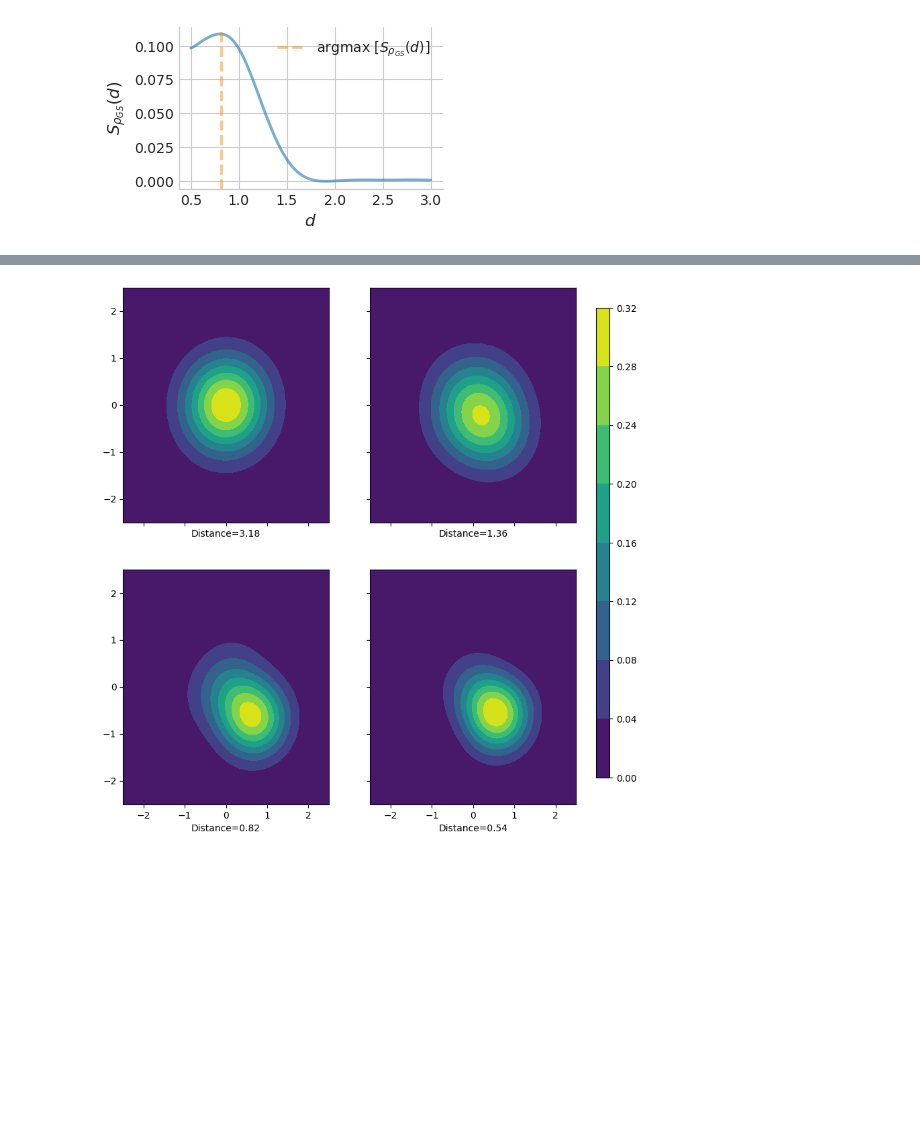
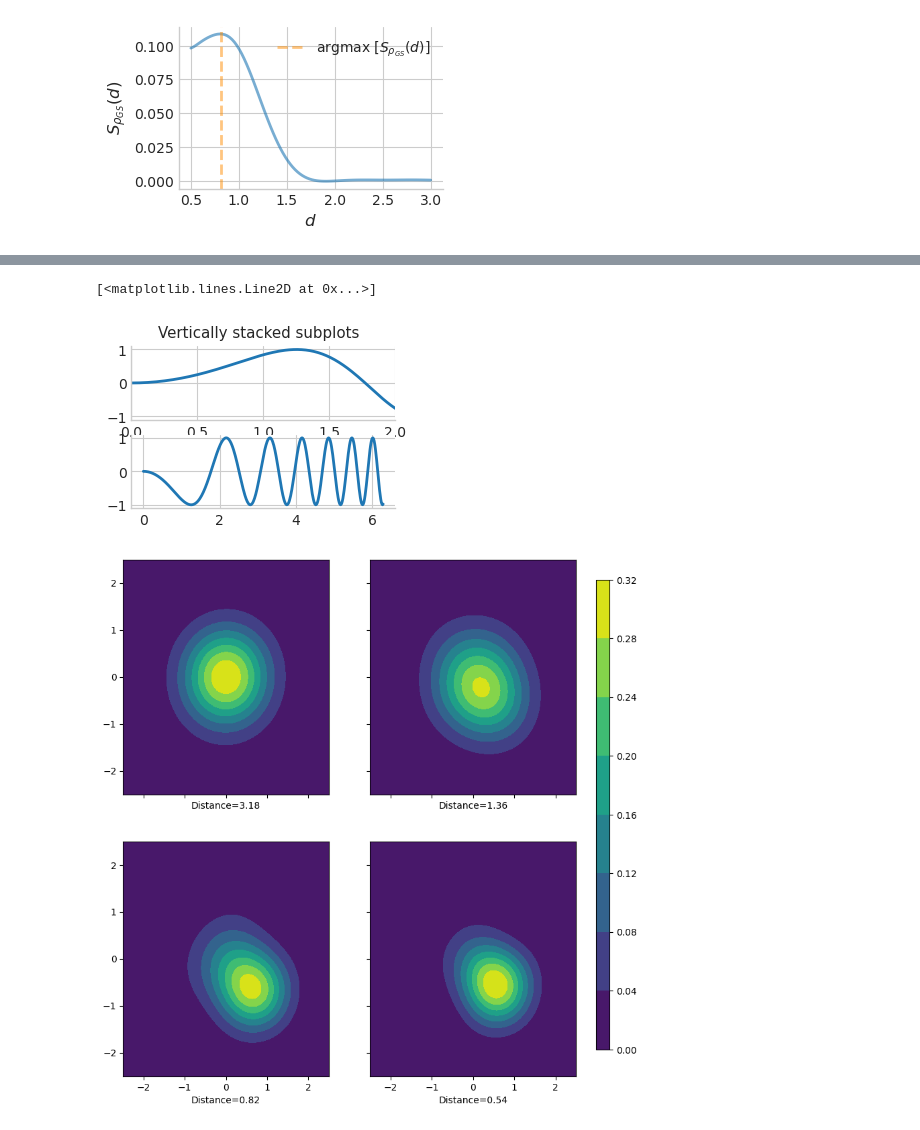
Before and after one commit to MatthieuSarkis/Long-range-intermolecular-interactions-on-a-continuous-variable-quantum-computer, a Jupyter notebook: plot_alternate.ipynb, the cells around one changed output, grey strips where cells are left out. Saved outputs shown, nothing was run; the diff lists cells and outputs as text; code cells hidden in the pictures; blank space fills up the shorter version.

```diff
--- a/plot_alternate.ipynb
+++ b/plot_alternate.ipynb
@@ -330,3 +352,19 @@ plot_wigner(
+# %%
+import matplotlib.pyplot as plt
+import numpy as np
+
+# Some example data to display
+x = np.linspace(0, 2 * np.pi, 400)
+y = np.sin(x ** 2)
+
+fig, axs = plt.subplots(2)
+fig.suptitle('Vertically stacked subplots')
+axs[0].plot(x, y)
+axs[0].set_xlim(0,2)
+axs[1].plot(x, -y)
+# %% [output]
+[<matplotlib.lines.Line2D at 0x...>]
+[figure, added]
 # %%
 from src.utils import quadratures_density
 
```
Also changed, not shown: parts of 2 cells of this notebook, 2 other files.
